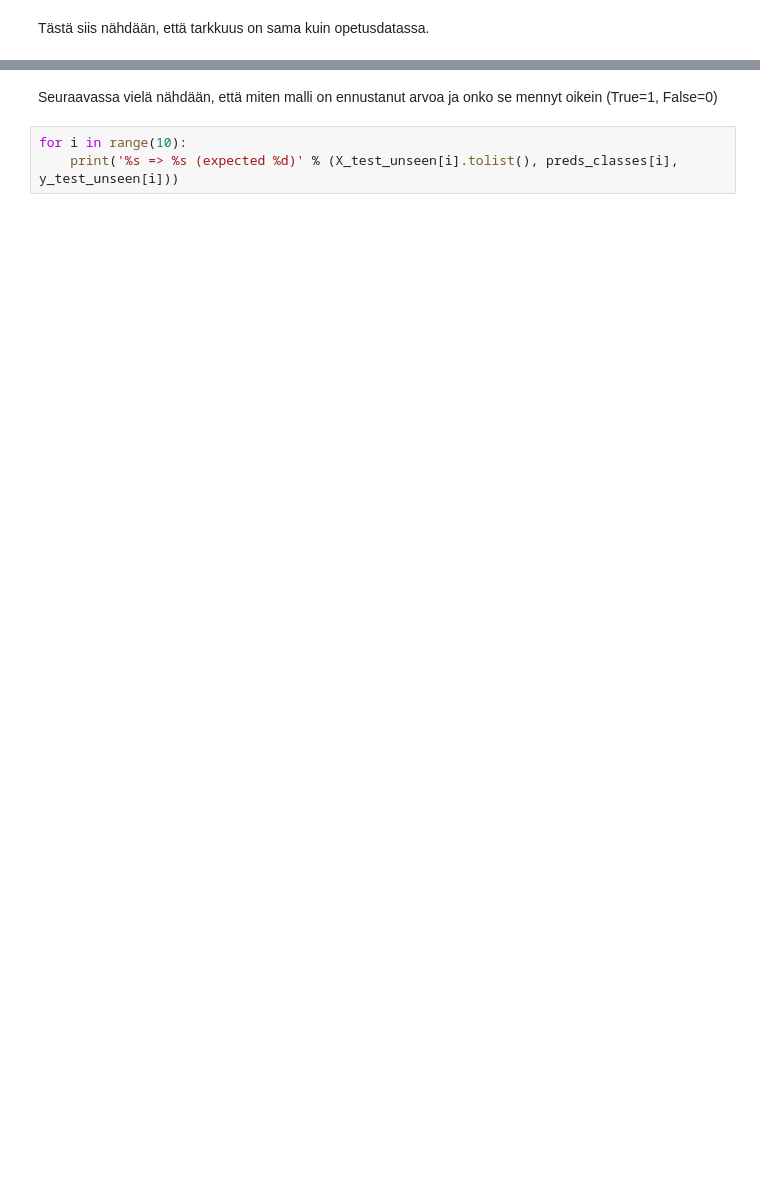
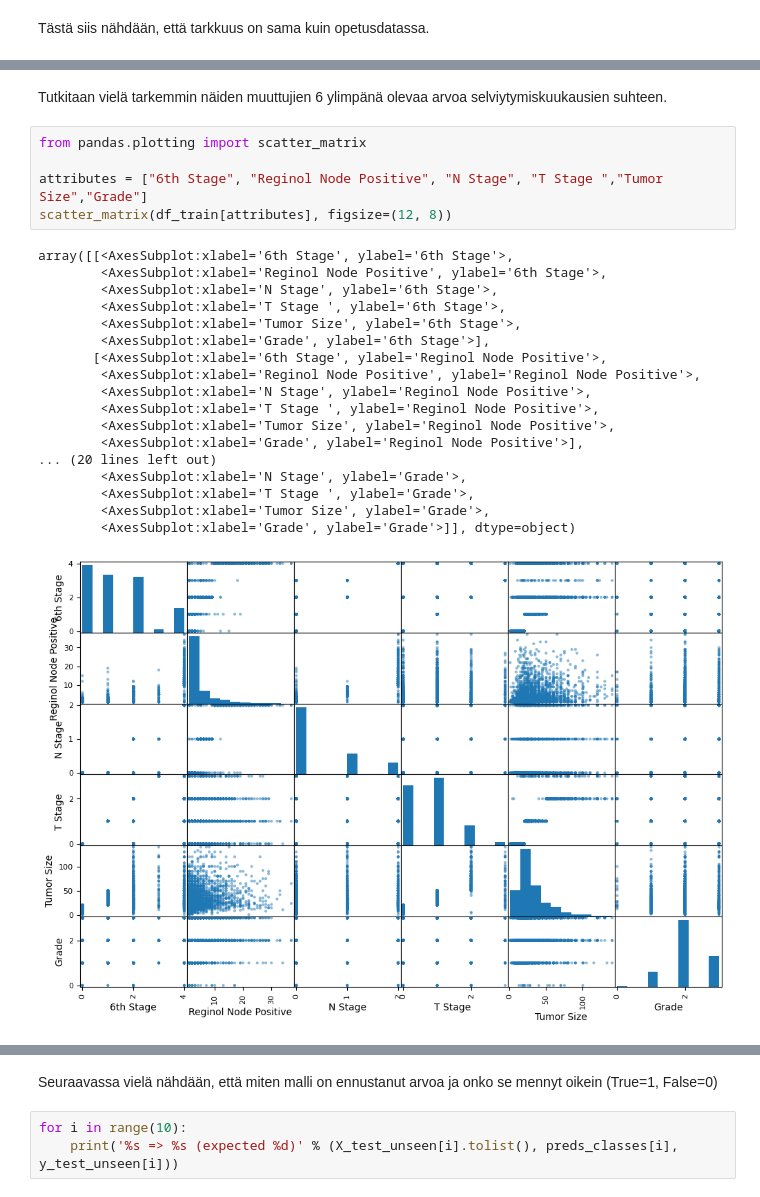
Before and after one commit to hetasks/loppuprojektiSyvaOppiminen, a Jupyter notebook: 1_data_preprocessing.ipynb, the cells around one changed output, grey strips where cells are left out. Drawn from its saved outputs; the diff is of its cells as text; blank space fills up the shorter version.

```diff
--- a/1_data_preprocessing.ipynb
+++ b/1_data_preprocessing.ipynb
@@ -335,0 +399,26 @@ Tästä siis nähdään, että tarkkuus on sama kuin opetusdatassa.
+# %% [markdown]
+Tutkitaan vielä tarkemmin näiden muuttujien 6 ylimpänä olevaa arvoa selviytymiskuukausien suhteen.
+# %%
+from pandas.plotting import scatter_matrix
+
+attributes = ["6th Stage", "Reginol Node Positive", "N Stage", "T Stage ","Tumor Size","Grade"]
+scatter_matrix(df_train[attributes], figsize=(12, 8))
+# %% [output]
+array([[<AxesSubplot:xlabel='6th Stage', ylabel='6th Stage'>,
+        <AxesSubplot:xlabel='Reginol Node Positive', ylabel='6th Stage'>,
+        <AxesSubplot:xlabel='N Stage', ylabel='6th Stage'>,
+        <AxesSubplot:xlabel='T Stage ', ylabel='6th Stage'>,
+        <AxesSubplot:xlabel='Tumor Size', ylabel='6th Stage'>,
+        <AxesSubplot:xlabel='Grade', ylabel='6th Stage'>],
+       [<AxesSubplot:xlabel='6th Stage', ylabel='Reginol Node Positive'>,
+        <AxesSubplot:xlabel='Reginol Node Positive', ylabel='Reginol Node Positive'>,
+        <AxesSubplot:xlabel='N Stage', ylabel='Reginol Node Positive'>,
+        <AxesSubplot:xlabel='T Stage ', ylabel='Reginol Node Positive'>,
+        <AxesSubplot:xlabel='Tumor Size', ylabel='Reginol Node Positive'>,
+        <AxesSubplot:xlabel='Grade', ylabel='Reginol Node Positive'>],
+... (20 lines left out)
+        <AxesSubplot:xlabel='N Stage', ylabel='Grade'>,
+        <AxesSubplot:xlabel='T Stage ', ylabel='Grade'>,
+        <AxesSubplot:xlabel='Tumor Size', ylabel='Grade'>,
+        <AxesSubplot:xlabel='Grade', ylabel='Grade'>]], dtype=object)
+[figure, added]
```
Also changed, not shown: parts of 44 cells of this notebook.
